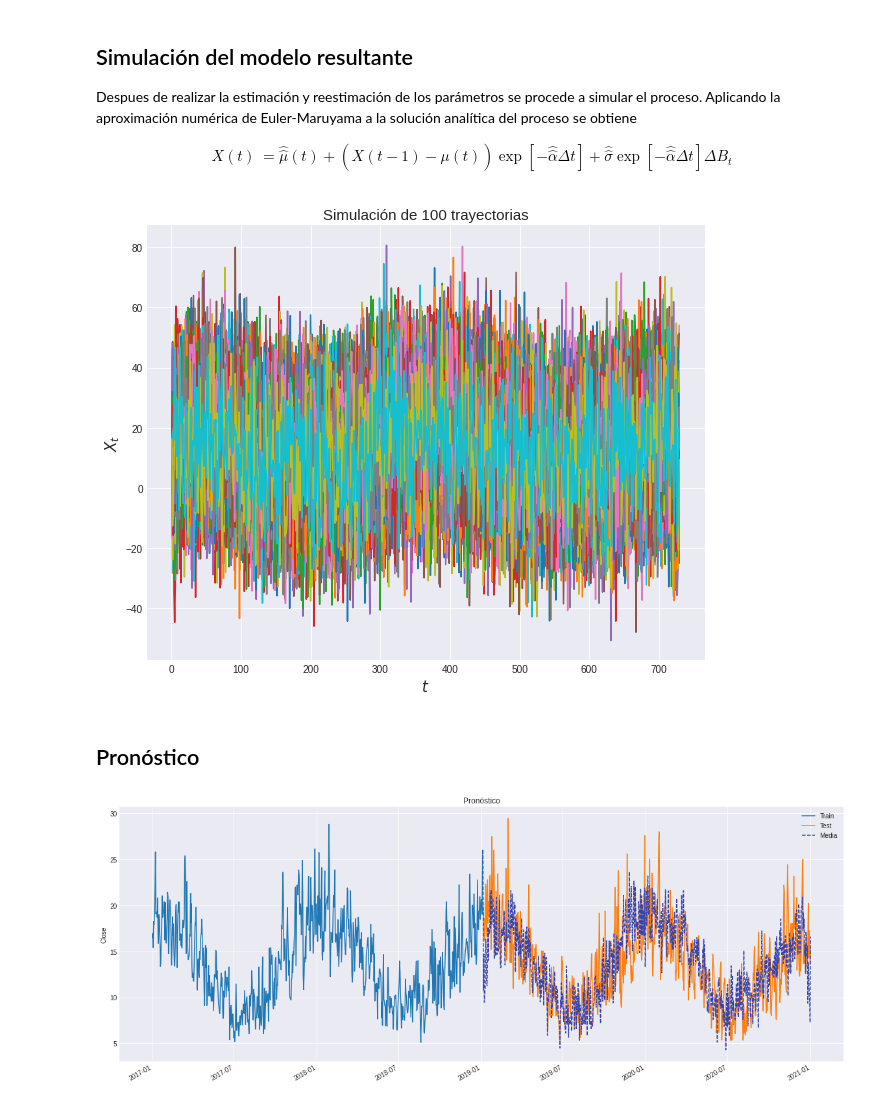
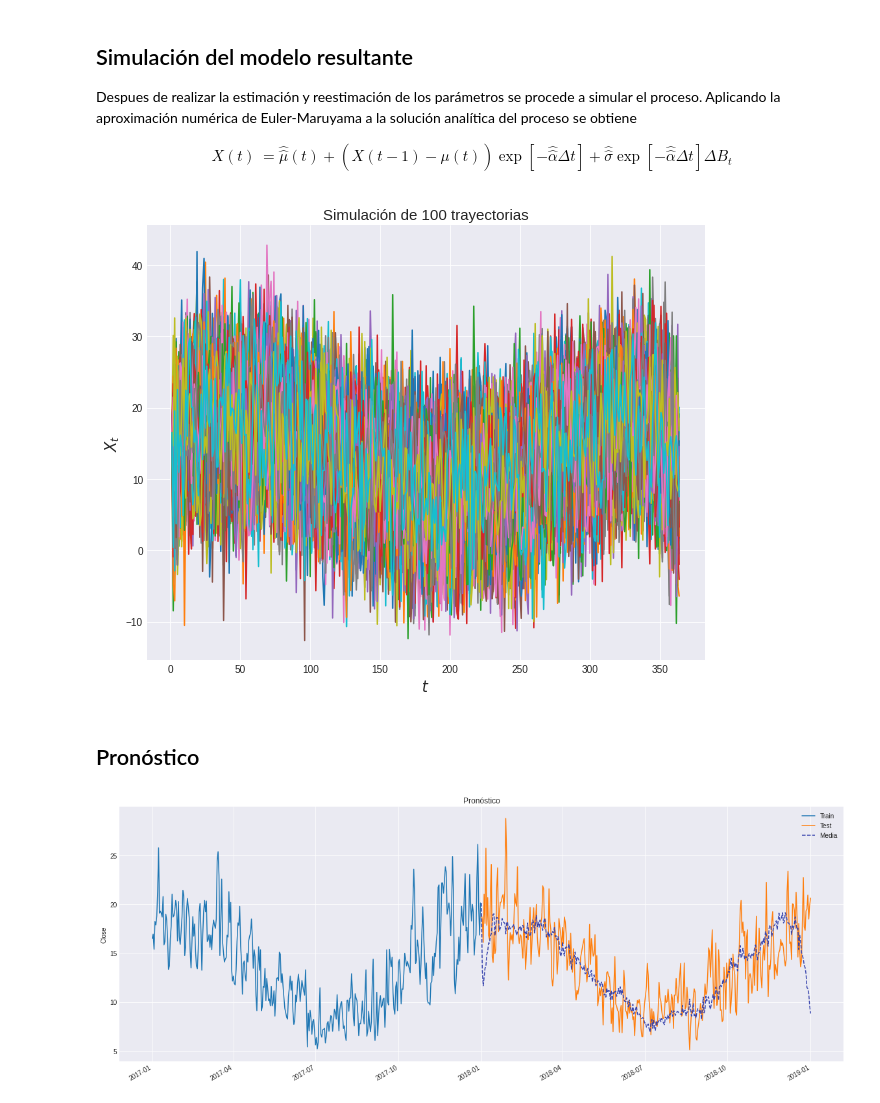
Before and after one commit to scardenol/proc_est2, a Jupyter notebook: P3.ipynb, the cells around one changed output. Drawn from its saved outputs; the diff is of its cells as text; code cells hidden in the pictures.

```diff
--- a/P3.ipynb
+++ b/P3.ipynb
@@ -48,8 +48,8 @@ data2 = pd.read_csv(url2, delimiter=',')
 data2.index = pd.to_datetime((data2['Year']*10000+data2['Month']*100+data2['Day']).apply(str), format='%Y-%m-%d')
 
 # Filtrar de 2017 a 2021
-data1 = data1.loc['2017-01-01':'2021-01-01']
-data2 = data2.loc['2017-01-01':'2021-01-01']
+data1 = data1.loc['2017-01-01':'2019-01-01']
+data2 = data2.loc['2017-01-01':'2019-01-01']
 
 # Filtrar columna de temperatura máxima y mínima
 data1 = data1['Maximum temperature (Degree C)']
@@ -313,7 +313,7 @@ plt.title(title, fontsize = 15);
 plt.xlabel('$t$', fontsize = 15);
 plt.ylabel('$X_t$', fontsize = 15);
 # %% [output]
-[figure, old version]
+[figure, new version]
 # %% [markdown]
 ## Pronóstico
 # %%
@@ -321,7 +321,7 @@ plt.ylabel('$X_t$', fontsize = 15);
 
 # Simulación
 
-l = 100 # número de simulaciones
+l = 1000 # número de simulaciones
 p = len(test) # número de observaciones
 
 X_hat = np.zeros((l,p))
@@ -345,26 +345,26 @@ for sim in range(l): # Ciclo de simulaciones
 # %%
 # Visualizar
 
 fig1 = plt.figure(figsize=(20,8))
 
 train.plot()
 test.plot(title='Pronóstico');
 
 X_hat = pd.DataFrame(X_hat)
 X_hat_mean = pd.Series(X_hat.mean(axis=0).values, index=test.index)
-# X_hat_mean.plot(color='#3743ad');
+X_hat_mean.plot(style='--', color='#3743ad');
 X_hat_median = pd.Series(X_hat.quantile(q=0.5, axis=0).values, index=test.index)
-X_hat_median.plot(style='--', color='#3743ad');
+# X_hat_median.plot(style='--', color='#3743ad');
 
 
 
 # Bandas de confianzas
 X_hat_hi = pd.Series(X_hat.quantile(q=0.55, axis=0).values, index=test.index)
 # X_hat_hi.plot(style='--', color='black');
 X_hat_lo = pd.Series(X_hat.quantile(q=0.45, axis=0).values, index=test.index)
 # X_hat_lo.plot(style='--', color='black');
 
 plt.ylabel('Close');
 plt.legend(['Train','Test', 'Media', 'Mediana']);
 # %% [output]
-[figure, old version]
+[figure, new version]
```
Also changed, not shown: parts of 7 cells of this notebook.
